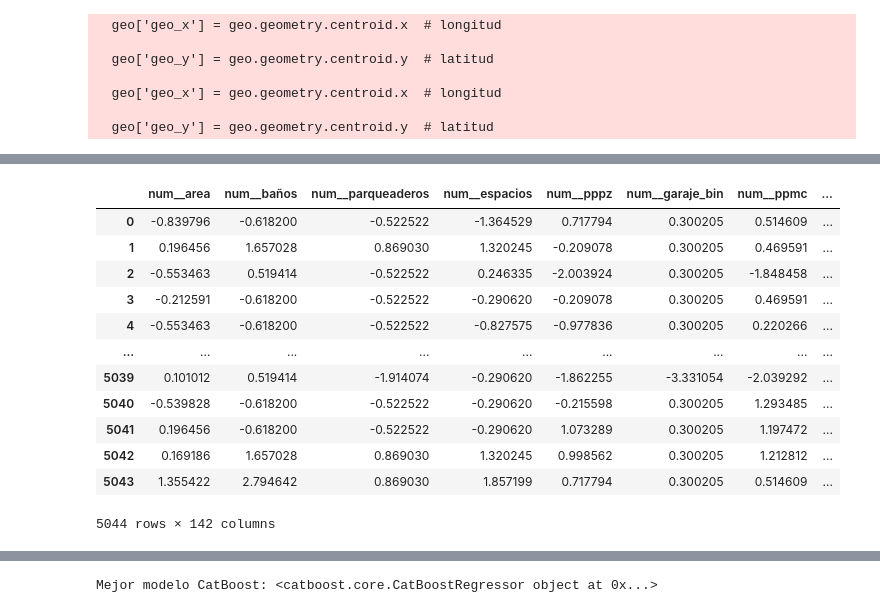
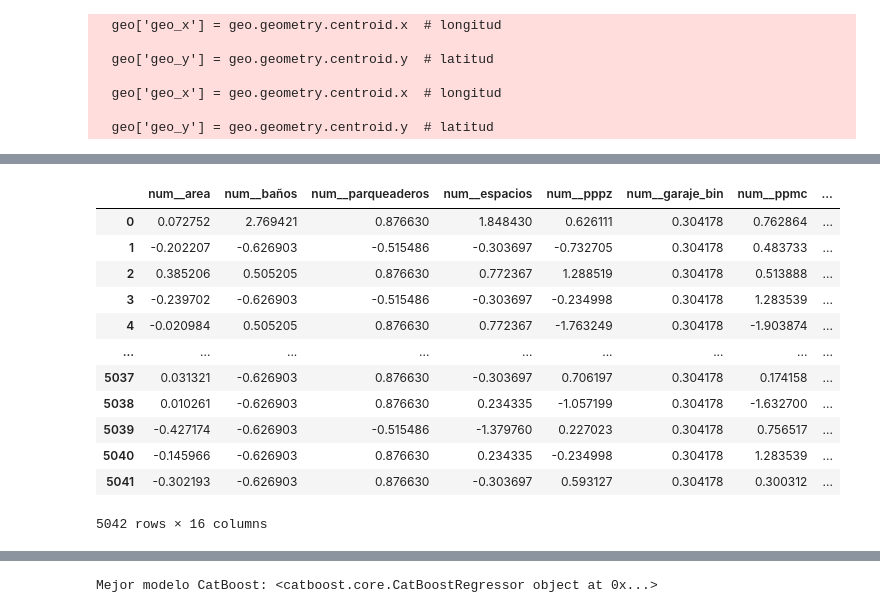
Before and after one commit to roman-correa/news, a Jupyter notebook: new_scraper.ipynb, the cells around one changed output, grey strips where cells are left out. Saved outputs shown, nothing was run; the diff lists cells and outputs as text; code cells hidden in the pictures.

```diff
--- a/new_scraper.ipynb
+++ b/new_scraper.ipynb
@@ -430,8 +430,10 @@ arr_def_mede['ppmc'] = arr_def_mede['nombre'].map(ppmc_arr)
 arr_def_mede['pppz'] = arr_def_mede['nombre'].map(pppz_arr)
 arr_def_mede['axh'] = arr_def_mede['area'] * (arr_def_mede['habitaciones'] )
 arr_def_mede['axa'] = arr_def_mede['area'] * arr_def_mede['area']
-arr_def_mede['new_index'] = arr_def_mede.sort_values(by='ppmc', ascending=True).reset_index().index
+arr_def_mede['new_index'] = arr_def_mede['ppmc']/( arr_def_mede['ppmc'].max())*100
 arr_def_mede['garaje_bin'] = arr_def_mede['parqueaderos'].apply(lambda x: 1 if x > 0 else 0)
+arr_def_mede['parq_area'] = arr_def_mede['parqueaderos'] / arr_def_mede['area']
+arr_def_mede['parq2'] = arr_def_mede['parqueaderos'] * arr_def_mede['parqueaderos']
 
 
 
@@ -440,8 +442,11 @@ ven_def_mede['ppmc'] = ven_def_mede['nombre'].map(ppmc_ven)
 ven_def_mede['pppz'] = ven_def_mede['nombre'].map(pppz_ven)
 ven_def_mede['axh'] = ven_def_mede['area'] * (ven_def_mede['habitaciones'] )
 ven_def_mede['axa'] = ven_def_mede['area'] * ven_def_mede['area']
-ven_def_mede['new_index'] = ven_def_mede.sort_values(by='ppmc', ascending=True).reset_index().index
+ven_def_mede['new_index'] = ven_def_mede['ppmc']/( ven_def_mede['ppmc'].max())*100
 ven_def_mede['garaje_bin'] = ven_def_mede['parqueaderos'].apply(lambda x: 1 if x > 0 else 0)
+ven_def_mede['parq_area'] = ven_def_mede['parqueaderos'] / ven_def_mede['area']
+ven_def_mede['parq2'] = ven_def_mede['parqueaderos'] * ven_def_mede['parqueaderos']
+
 arr_def_mede
 # %% [output]
 |  | tipo | precio | area | habitaciones | baños | parqueaderos | nombre | latitud | longitud | espacios | ... |
@@ -535,24 +519,27 @@ from sklearn.compose import ColumnTransformer
 from sklearn.pipeline import Pipeline
 from sklearn.preprocessing import StandardScaler, OneHotEncoder, LabelEncoder
 from sklearn.model_selection import train_test_split
+import numpy as np
+
 # pipeline para variables numéricas
 numeric_pipeline = Pipeline([
         ('scaler', StandardScaler())
 ])
-coord_pipeline = Pipeline([
-        ('scaler_coords', StandardScaler())
-])
+
 # pipeline para variables categóricas: usar OneHotEncoder (soporta columnas múltiples en ColumnTransformer)
 categorical_pipeline = Pipeline([
         ('ohe', OneHotEncoder(handle_unknown='ignore'))
 ])
-#categorical_pipeline = Pipeline([('LabelEncoder', LabelEncoder())])
-num_attribs = ['area', 'baños', 'parqueaderos','espacios', 'pppz', 'garaje_bin', 'ppmc', 'axe', 'habitaciones','new_index','axh','axa']
-#num_attribs = ['area', 'pppz', 'ppmc','new_index','axh']
-cat_attribs = ['tipo', 'nombre']
-coord_attribs = ['longitud', 'latitud']
+
+# columnas que queremos pasar tal cual (otras columnas)
+
+
+# listas de atributos
+num_attribs = ['area', 'baños', 'parqueaderos', 'espacios', 'pppz', 'garaje_bin', 'ppmc', 'axe', 'habitaciones', 'axh', 'axa','new_index', 'parq_area', 'parq2']
+cat_attribs = ['tipo']
+
+# Construir ColumnTransformer correctamente: usar 'passthrough' para columnas que no requieren transformación
 preprocessor = ColumnTransformer([
     ('num', numeric_pipeline, num_attribs),
-    ('cat', categorical_pipeline, cat_attribs),
-    ('coord', coord_pipeline, coord_attribs)
+    ('cat', categorical_pipeline, cat_attribs)
 ])
@@ -559,40 +549,41 @@ preprocessor = ColumnTransformer([
 # %%
 dfa = arr_def_mede.copy()
-train_data = dfa[num_attribs + cat_attribs + coord_attribs]
+train_data = dfa[num_attribs + cat_attribs]
 train_target = dfa['precio']
+train_target = np.log(train_target)
 data_train, data_test, target_train, target_test = train_test_split(
     train_data, train_target, test_size=0.2, random_state=1954
 )
 
 datos_train_arr = preprocessor.fit_transform(data_train)
 datos_test_arr = preprocessor.transform(data_test)
 
 # If the transformer returned a sparse matrix, convert to dense array before building the DataFrame.
 if hasattr(datos_train_arr, "toarray"):
     datos_train_arr_dense = datos_train_arr.toarray()
 else:
     datos_train_arr_dense = datos_train_arr
 if hasattr(datos_test_arr, "toarray"):
     datos_test_arr_dense = datos_test_arr.toarray()
 else:
     datos_test_arr_dense = datos_test_arr
 feature_names = preprocessor.get_feature_names_out()
 dfa_trans = pd.DataFrame(datos_train_arr_dense, columns=feature_names)
 dfb_trans = pd.DataFrame(datos_test_arr_dense, columns=feature_names)
 
 list_barrios = arr_def_mede['nombre'].unique().tolist()
 dfa_trans
 # %% [output]
 |  | num__area | num__baños | num__parqueaderos | num__espacios | num__pppz | num__garaje_bin | num__ppmc | ... |
-| 0 | -0.839796 | -0.618200 | -0.522522 | -1.364529 | 0.717794 | 0.300205 | 0.514609 | ... |
-| 1 | 0.196456 | 1.657028 | 0.869030 | 1.320245 | -0.209078 | 0.300205 | 0.469591 | ... |
-| 2 | -0.553463 | 0.519414 | -0.522522 | 0.246335 | -2.003924 | 0.300205 | -1.848458 | ... |
-| 3 | -0.212591 | -0.618200 | -0.522522 | -0.290620 | -0.209078 | 0.300205 | 0.469591 | ... |
-| 4 | -0.553463 | -0.618200 | -0.522522 | -0.827575 | -0.977836 | 0.300205 | 0.220266 | ... |
+| 0 | 0.072752 | 2.769421 | 0.876630 | 1.848430 | 0.626111 | 0.304178 | 0.762864 | ... |
+| 1 | -0.202207 | -0.626903 | -0.515486 | -0.303697 | -0.732705 | 0.304178 | 0.483733 | ... |
+| 2 | 0.385206 | 0.505205 | 0.876630 | 0.772367 | 1.288519 | 0.304178 | 0.513888 | ... |
+| 3 | -0.239702 | -0.626903 | -0.515486 | -0.303697 | -0.234998 | 0.304178 | 1.283539 | ... |
+| 4 | -0.020984 | 0.505205 | 0.876630 | 0.772367 | -1.763249 | 0.304178 | -1.903874 | ... |
 | ... | ... | ... | ... | ... | ... | ... | ... | ... |
-| 5039 | 0.101012 | 0.519414 | -1.914074 | -0.290620 | -1.862255 | -3.331054 | -2.039292 | ... |
-| 5040 | -0.539828 | -0.618200 | -0.522522 | -0.290620 | -0.215598 | 0.300205 | 1.293485 | ... |
-| 5041 | 0.196456 | -0.618200 | -0.522522 | -0.290620 | 1.073289 | 0.300205 | 1.197472 | ... |
-| 5042 | 0.169186 | 1.657028 | 0.869030 | 1.320245 | 0.998562 | 0.300205 | 1.212812 | ... |
-| 5043 | 1.355422 | 2.794642 | 0.869030 | 1.857199 | 0.717794 | 0.300205 | 0.514609 | ... |
+| 5037 | 0.031321 | -0.626903 | 0.876630 | -0.303697 | 0.706197 | 0.304178 | 0.174158 | ... |
+| 5038 | 0.010261 | -0.626903 | 0.876630 | 0.234335 | -1.057199 | 0.304178 | -1.632700 | ... |
+| 5039 | -0.427174 | -0.626903 | -0.515486 | -1.379760 | 0.227023 | 0.304178 | 0.756517 | ... |
+| 5040 | -0.145966 | -0.626903 | 0.876630 | 0.234335 | -0.234998 | 0.304178 | 1.283539 | ... |
+| 5041 | -0.302193 | -0.626903 | 0.876630 | -0.303697 | 0.593127 | 0.304178 | 0.300312 | ... |
-5044 rows × 142 columns
+5042 rows × 16 columns
```
Also changed, not shown: parts of 16 cells of this notebook, 7 other files.
